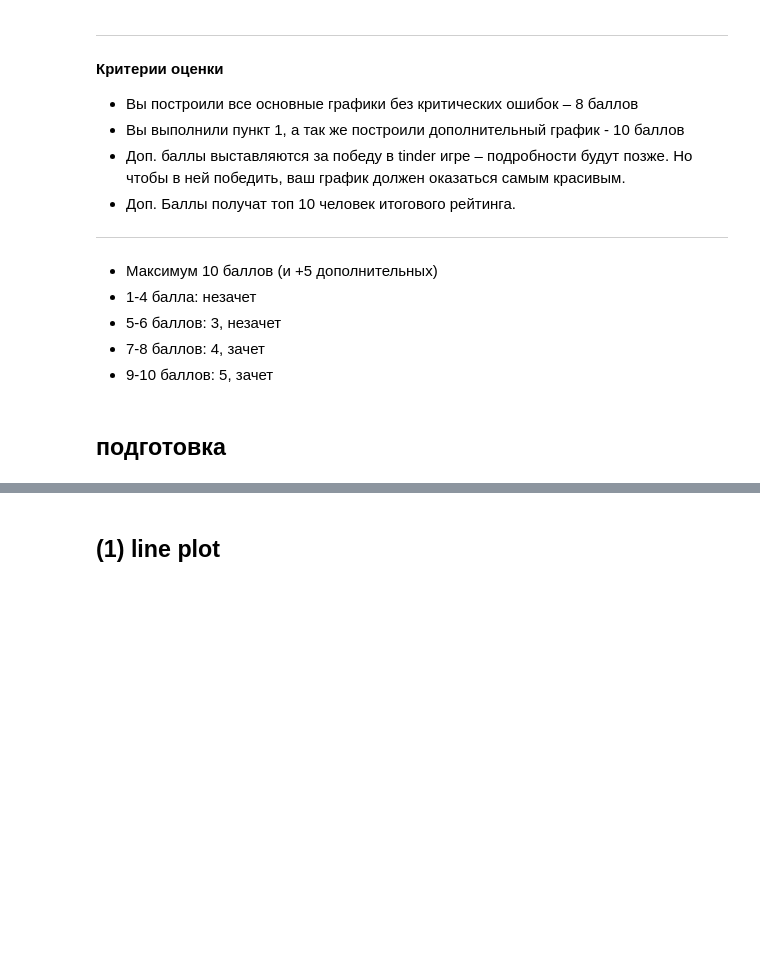
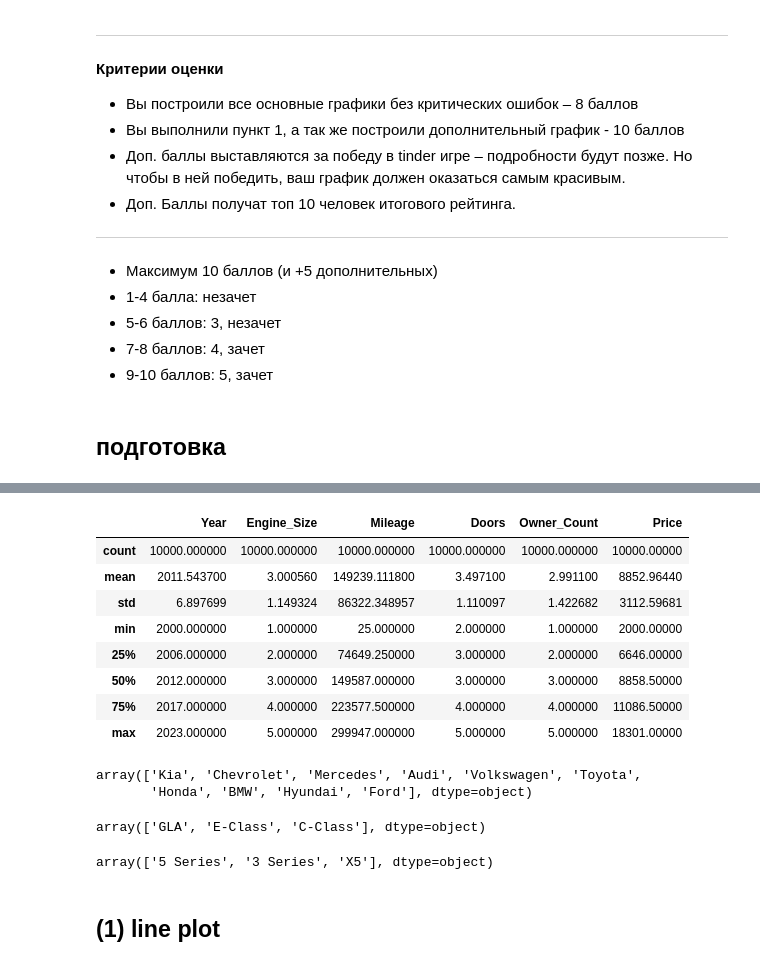
Before and after one commit to gal0chka/beautiful-EDA, a Jupyter notebook: notebook_homework.ipynb, the cells around one changed output, grey strips where cells are left out. Drawn from its saved outputs; the diff is of its cells as text; code cells hidden in the pictures; blank space fills up the shorter version.

```diff
--- a/notebook_homework.ipynb
+++ b/notebook_homework.ipynb
@@ -59,3 +78,28 @@ df['target'] = y
+# %%
+data.describe()
+# %% [output]
+|  | Year | Engine_Size | Mileage | Doors | Owner_Count | Price |
+| count | 10000.000000 | 10000.000000 | 10000.000000 | 10000.000000 | 10000.000000 | 10000.00000 |
+| mean | 2011.543700 | 3.000560 | 149239.111800 | 3.497100 | 2.991100 | 8852.96440 |
+| std | 6.897699 | 1.149324 | 86322.348957 | 1.110097 | 1.422682 | 3112.59681 |
+| min | 2000.000000 | 1.000000 | 25.000000 | 2.000000 | 1.000000 | 2000.00000 |
+| 25% | 2006.000000 | 2.000000 | 74649.250000 | 3.000000 | 2.000000 | 6646.00000 |
+| 50% | 2012.000000 | 3.000000 | 149587.000000 | 3.000000 | 3.000000 | 8858.50000 |
+| 75% | 2017.000000 | 4.000000 | 223577.500000 | 4.000000 | 4.000000 | 11086.50000 |
+| max | 2023.000000 | 5.000000 | 299947.000000 | 5.000000 | 5.000000 | 18301.00000 |
+# %%
+data["Brand"].unique()
+# %% [output]
+array(['Kia', 'Chevrolet', 'Mercedes', 'Audi', 'Volkswagen', 'Toyota',
+       'Honda', 'BMW', 'Hyundai', 'Ford'], dtype=object)
+# %%
+data[data["Brand"] == "Mercedes"]["Model"].unique()
+# %% [output]
+array(['GLA', 'E-Class', 'C-Class'], dtype=object)
+# %%
+data[data["Brand"] == "BMW"]["Model"].unique()
+# %% [output]
+array(['5 Series', '3 Series', 'X5'], dtype=object)
 # %% [markdown]
 ## (1) line plot
 # %%
```
Also changed, not shown: parts of 15 cells of this notebook.
